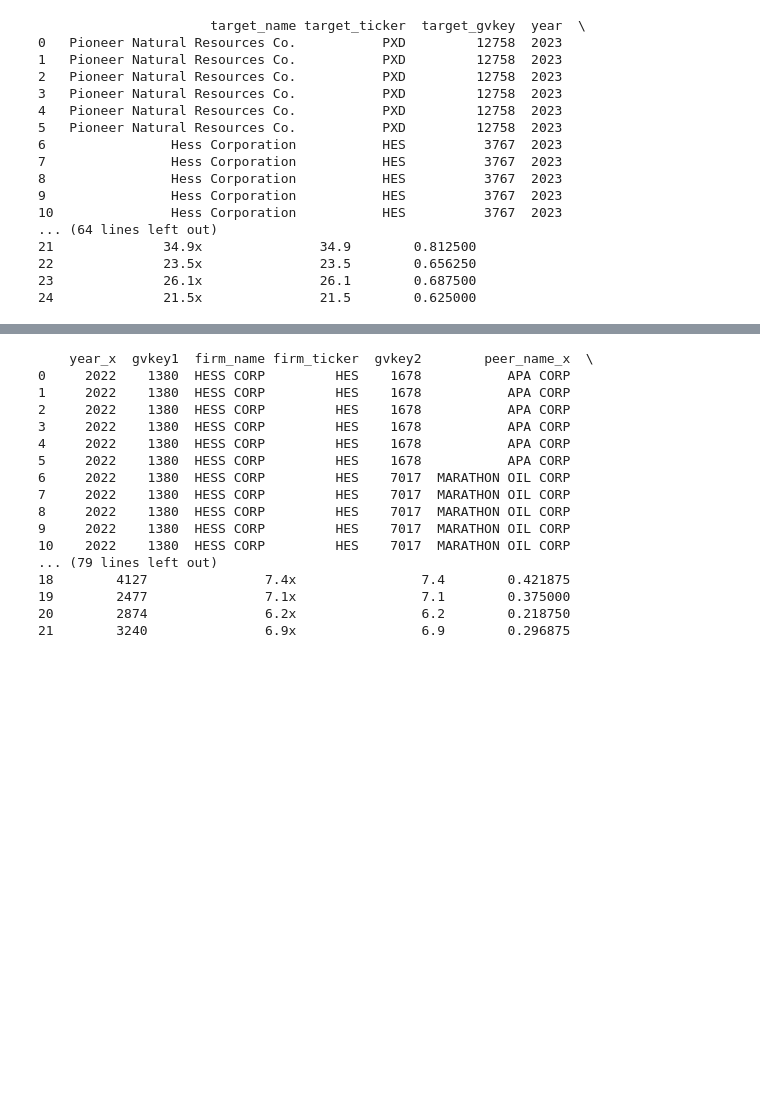
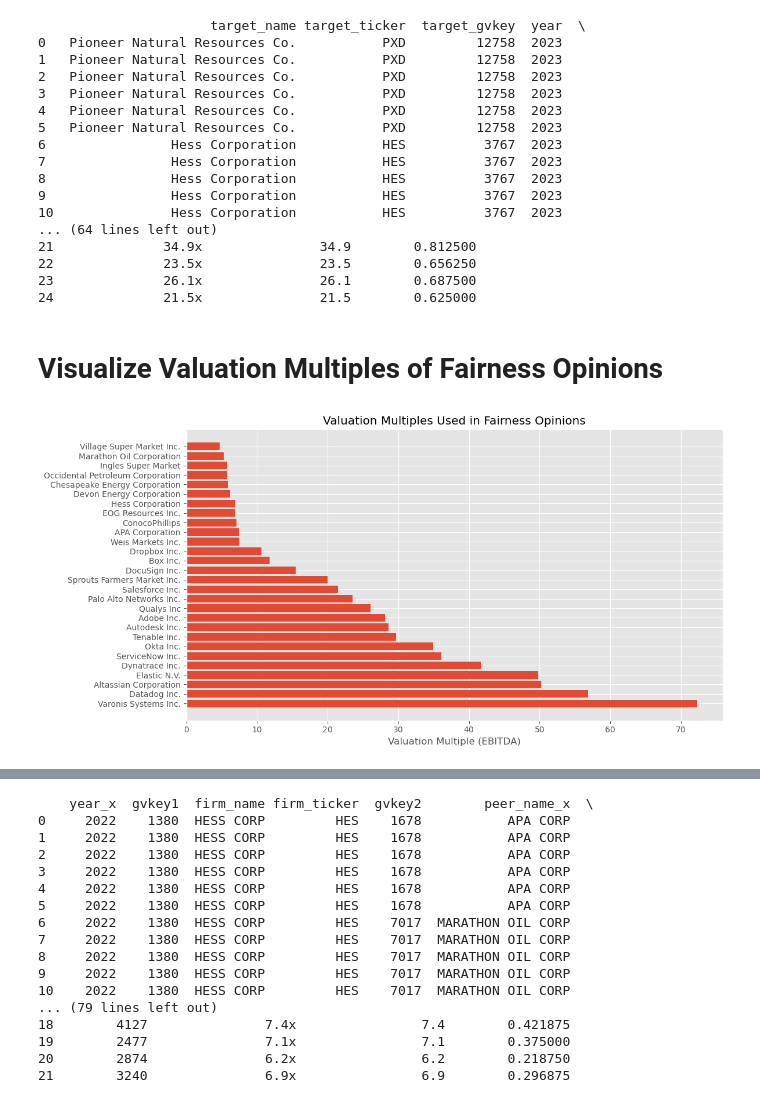
Before and after one commit to Ethan964/Textual_Analysis, a Jupyter notebook: fairness_opinion_comparison.ipynb, the cells around one changed output, grey strips where cells are left out. Drawn from its saved outputs; the diff is of its cells as text; code cells hidden in the pictures; blank space fills up the shorter version.

Commit message:
Added visualizations to fairness

```diff
--- a/fairness_opinion_comparison.ipynb
+++ b/fairness_opinion_comparison.ipynb
@@ -211,3 +211,21 @@ print(fo.head(25))
 22              23.5x               23.5        0.656250
 23              26.1x               26.1        0.687500
 24              21.5x               21.5        0.625000
+# %% [markdown]
+# Visualize Valuation Multiples of Fairness Opinions
+# %%
+import matplotlib.pyplot as plt
+
+# Assuming `fo` contains cleaned 'peer_name' and 'valuation_numeric'
+fo_cleaned = fo[fo['valuation_numeric'].notnull()]
+
+plt.figure(figsize=(12, 6))
+fo_cleaned_sorted = fo_cleaned.sort_values(by='valuation_numeric', ascending=False)
+
+plt.barh(fo_cleaned_sorted['peer_name'], fo_cleaned_sorted['valuation_numeric'])
+plt.xlabel('Valuation Multiple (EBITDA)')
+plt.title('Valuation Multiples Used in Fairness Opinions')
+plt.tight_layout()
+plt.show()
+# %% [output]
+[figure, added]
```
Also changed, not shown: parts of 9 cells of this notebook.
